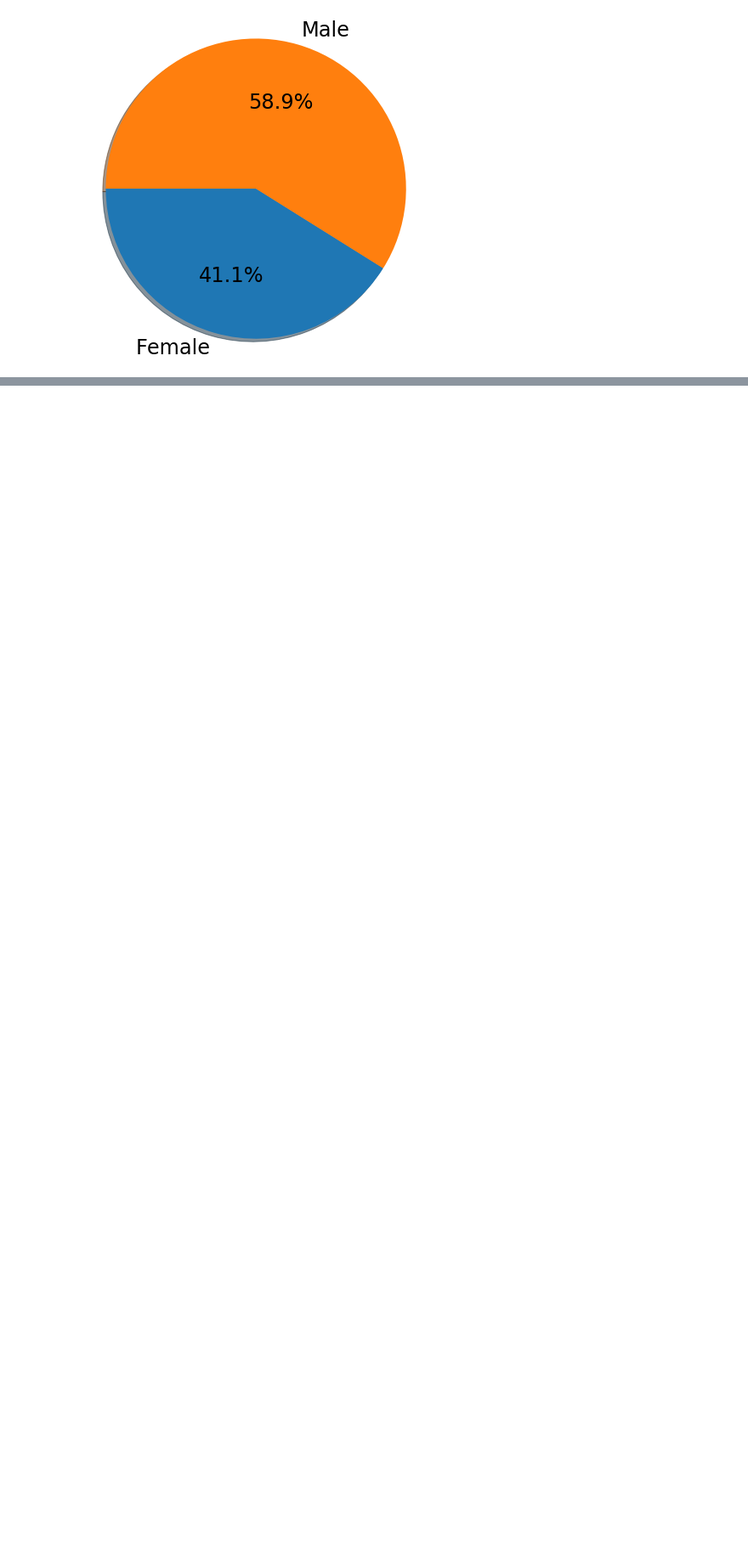
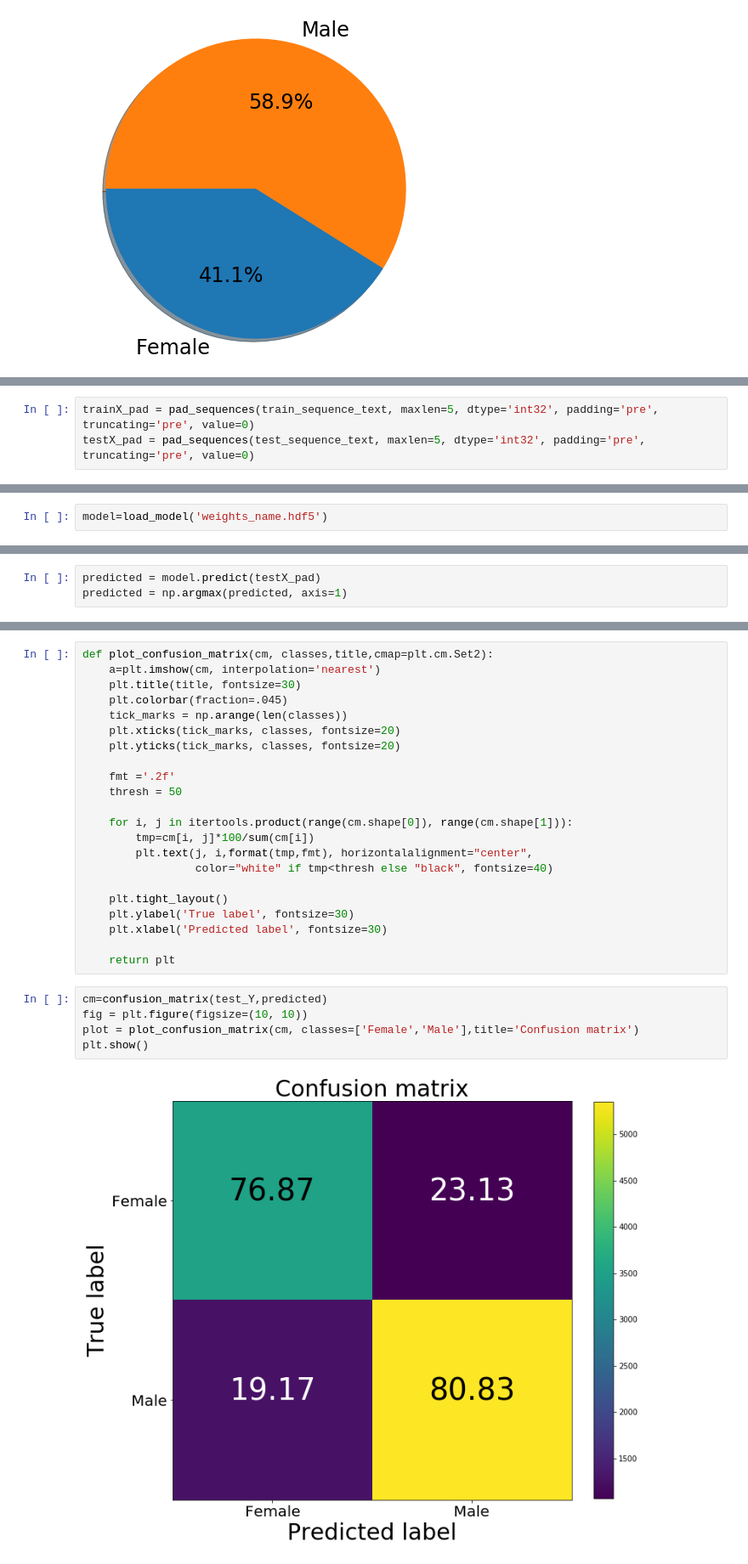
Before and after one commit to aninda052/Gender-Classifier-Using-Bangali-Name, a Jupyter notebook: Gender Classifier.ipynb, the cells around one changed output, grey strips where cells are left out. Shown: that part at 85% size. Cells and saved outputs as stored; diff of their text form; blank space fills up the shorter version.

Commit message:
initial model

```diff
--- a/Gender Classifier.ipynb
+++ b/Gender Classifier.ipynb
@@ -93,0 +128,3 @@ print(names[-5:],genders[-5:])
+# %%
+trainX_pad = pad_sequences(train_sequence_text, maxlen=5, dtype='int32', padding='pre', truncating='pre', value=0)
+testX_pad = pad_sequences(test_sequence_text, maxlen=5, dtype='int32', padding='pre', truncating='pre', value=0)
@@ -93,0 +197,2 @@ print(names[-5:],genders[-5:])
+# %%
+model=load_model('weights_name.hdf5')
@@ -93,0 +204,3 @@ print(names[-5:],genders[-5:])
+# %%
+predicted = model.predict(testX_pad)
+predicted = np.argmax(predicted, axis=1)
@@ -93,0 +210,29 @@ print(names[-5:],genders[-5:])
+# %%
+def plot_confusion_matrix(cm, classes,title,cmap=plt.cm.Set2):
+    a=plt.imshow(cm, interpolation='nearest')
+    plt.title(title, fontsize=30)
+    plt.colorbar(fraction=.045)
+    tick_marks = np.arange(len(classes))
+    plt.xticks(tick_marks, classes, fontsize=20)
+    plt.yticks(tick_marks, classes, fontsize=20)
+
+    fmt ='.2f'
+    thresh = 50
+
+    for i, j in itertools.product(range(cm.shape[0]), range(cm.shape[1])):
+        tmp=cm[i, j]*100/sum(cm[i])
+        plt.text(j, i,format(tmp,fmt), horizontalalignment="center",
+                 color="white" if tmp<thresh else "black", fontsize=40)
+
+    plt.tight_layout()
+    plt.ylabel('True label', fontsize=30)
+    plt.xlabel('Predicted label', fontsize=30)
+
+    return plt
+# %%
+cm=confusion_matrix(test_Y,predicted)
+fig = plt.figure(figsize=(10, 10))
+plot = plot_confusion_matrix(cm, classes=['Female','Male'],title='Confusion matrix')
+plt.show()
+# %% [output]
+[figure, added]
```
Also changed, not shown: parts of 25 cells of this notebook.
